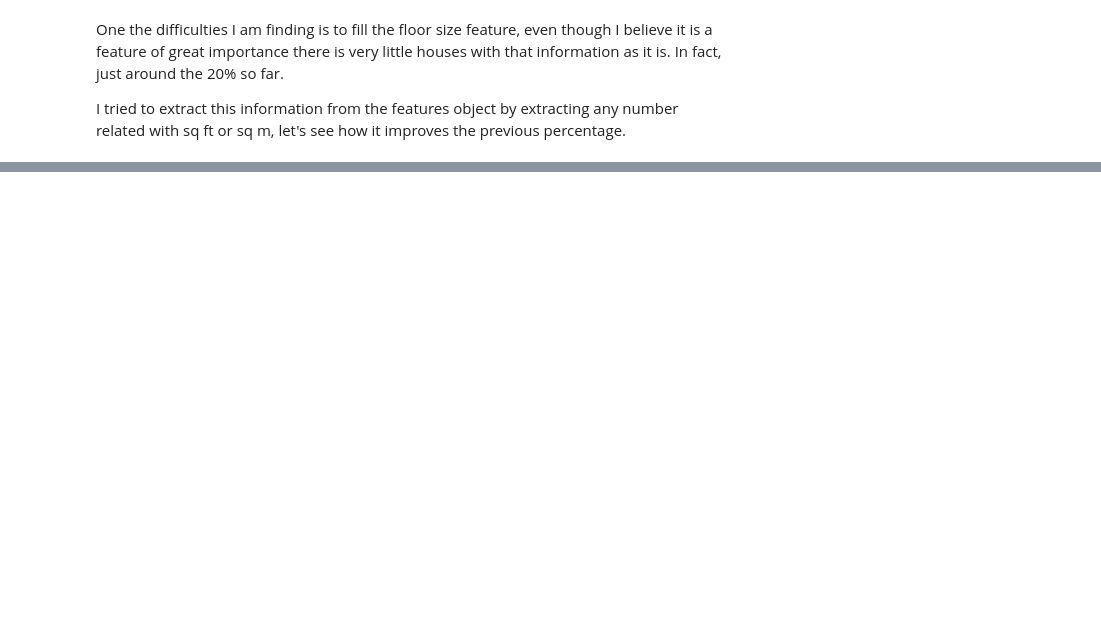
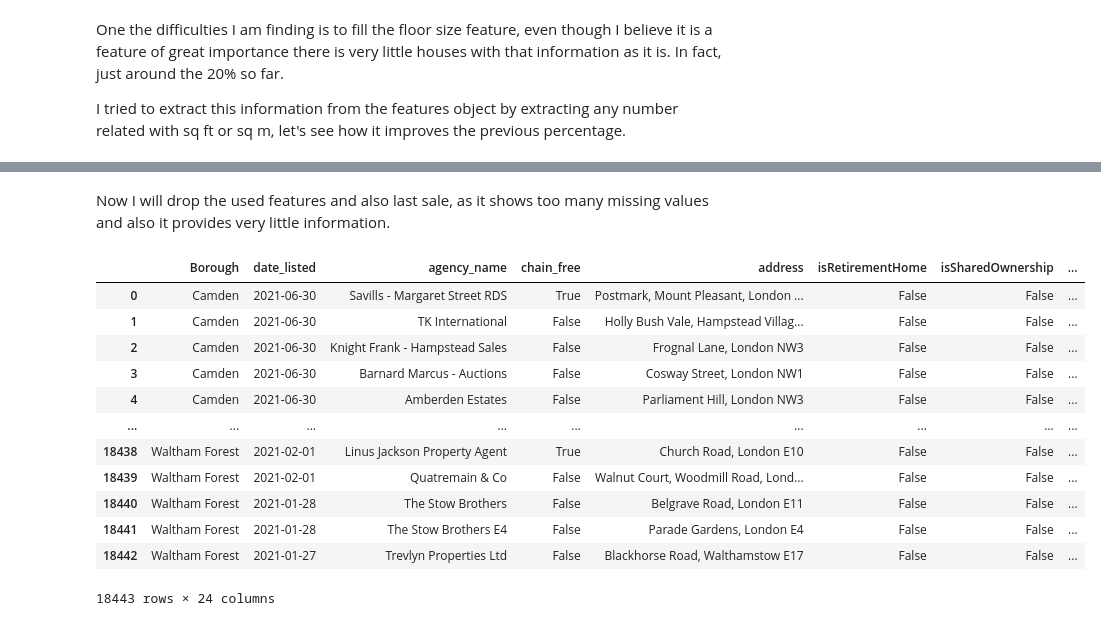
Before and after one commit to diequies/zoopla_houses, a Jupyter notebook: zoopla_data_ingestion.ipynb, the cells around one changed output, grey strips where cells are left out. Cells and saved outputs as stored; diff of their text form; code cells hidden in the pictures; blank space fills up the shorter version.

```diff
--- a/zoopla_data_ingestion.ipynb
+++ b/zoopla_data_ingestion.ipynb
@@ -294,0 +571,17 @@ max(list(np.array(result).astype(float)))
+# %%
+patterns = [r'(garden)',
+            r'(backyard)',
+           r'(back.yard)',
+           r'(patio)']
+
+df_houses_wrangling2['garden'] = df_houses_wrangling2['features'].apply(lambda x: False if pd.isnull(x)
+                                                            else (True if pd.notnull(extract_feature(x,patterns))
+                                                            else False))
+df_houses_wrangling2['garden'] = df_houses_wrangling2.apply(lambda x: False
+                                                if pd.isnull(x['detailedDescription'])
+                                                else (True if x['garden'] == True
+                                                else (True
+                                                if pd.notnull(extract_feature(x['detailedDescription'],patterns))
+                                                else False)),
+                                                axis = 1)
+df_houses_wrangling2['garden'].value_counts()
@@ -294,0 +616,5 @@ max(list(np.array(result).astype(float)))
+# %%
+df_houses_wrangling2['firstPublishedDate'] = df_houses_wrangling2['firstPublishedDate'].apply(lambda x: None
+                                                                                              if pd.isnull(x)
+                                                                                             else x.split(' ')[0])
+df_houses_wrangling2['firstPublishedDate']
@@ -294,0 +634,4 @@ max(list(np.array(result).astype(float)))
+# %%
+df_houses_wrangling2['firstPublishedDate'] = df_houses_wrangling2['firstPublishedDate'].fillna(df_houses_wrangling2['date_listed'])
+# %%
+df_houses_wrangling2['firstPublishedPrice'] = df_houses_wrangling2['firstPublishedPrice'].fillna(df_houses_wrangling2['price'])
@@ -294,0 +658,22 @@ max(list(np.array(result).astype(float)))
+# %% [markdown]
+Now I will drop the used features and also last sale, as it shows too many missing values and also it provides very little information.
+# %%
+df_houses_wrangling2.drop(['detailedDescription','features','lastSaleDate','lastSaleNewBuild',
+                           'lastSalePrice','tenure_from_feat','tenure_from_desc'],
+                         inplace = True,
+                         axis = 1)
+df_houses_wrangling2
+# %% [output]
+|  | Borough | date_listed | agency_name | chain_free | address | isRetirementHome | isSharedOwnership | ... |
+| 0 | Camden | 2021-06-30 | Savills - Margaret Street RDS | True | Postmark, Mount Pleasant, London ... | False | False | ... |
+| 1 | Camden | 2021-06-30 | TK International | False | Holly Bush Vale, Hampstead Villag... | False | False | ... |
+| 2 | Camden | 2021-06-30 | Knight Frank - Hampstead Sales | False | Frognal Lane, London NW3 | False | False | ... |
+| 3 | Camden | 2021-06-30 | Barnard Marcus - Auctions | False | Cosway Street, London NW1 | False | False | ... |
+| 4 | Camden | 2021-06-30 | Amberden Estates | False | Parliament Hill, London NW3 | False | False | ... |
+| ... | ... | ... | ... | ... | ... | ... | ... | ... |
+| 18438 | Waltham Forest | 2021-02-01 | Linus Jackson Property Agent | True | Church Road, London E10 | False | False | ... |
+| 18439 | Waltham Forest | 2021-02-01 | Quatremain & Co | False | Walnut Court, Woodmill Road, Lond... | False | False | ... |
+| 18440 | Waltham Forest | 2021-01-28 | The Stow Brothers | False | Belgrave Road, London E11 | False | False | ... |
+| 18441 | Waltham Forest | 2021-01-28 | The Stow Brothers E4 | False | Parade Gardens, London E4 | False | False | ... |
+| 18442 | Waltham Forest | 2021-01-27 | Trevlyn Properties Ltd | False | Blackhorse Road, Walthamstow E17 | False | False | ... |
+18443 rows × 24 columns
```
Also changed, not shown: parts of 46 cells of this notebook, 14 other files.
